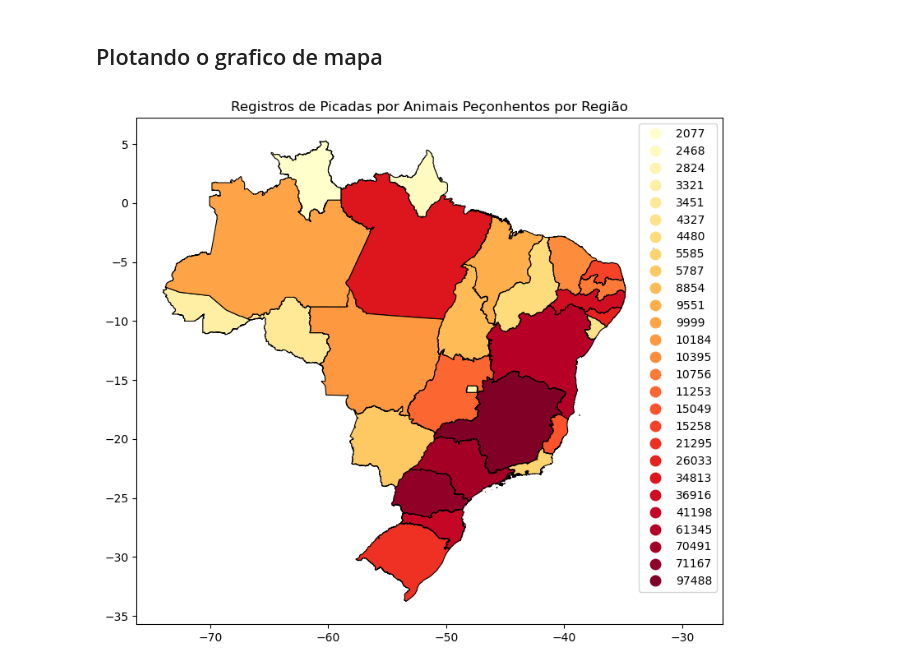
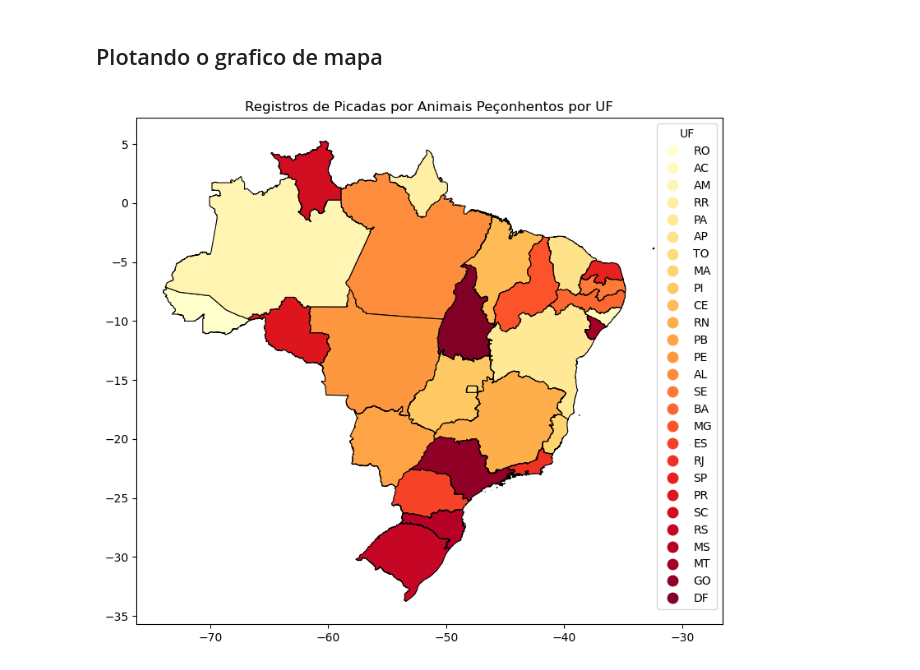
Before and after one commit to rafaelavarao/DataSUS-Data-Analysis, a Jupyter notebook: SINAN.ipynb, the cells around one changed output. Drawn from its saved outputs; the diff is of its cells as text; code cells hidden in the pictures.

```diff
--- a/SINAN.ipynb
+++ b/SINAN.ipynb
@@ -237,26 +238,32 @@ plt.show()
 # %%
 # Carregar o shapefile com os dados geográficos das regiões do Brasil, Caminho absoluto para o shapefile
 shapefile_path = '/home/rafa_hp/T3_CPAD/BR_UF_2021/BR_UF_2021.shx'
 
 # Diretório de referência (diretório atual ou outro diretório base)
 diretorio_referencia = '/home/rafa_hp/T3_CPAD'
 
 # Criar o caminho relativo
 caminho_relativo = os.path.relpath(shapefile_path, diretorio_referencia)
 
 mapa = gpd.read_file(caminho_relativo)
 
 # Contagem de registros por região
-registros_por_regiao = df['SG_UF_NOT'].value_counts()
-registros_por_regiao = registros_por_regiao.sort_values(ascending=False)
+registros_por_uf = df['SG_UF_NOT'].value_counts()
+registros_por_uf = registros_por_uf.sort_values(ascending=False)
 
-# Juntar os dados geográficos com os dados de registros por região
-mapa_regioes = mapa.merge(registros_por_regiao, left_on='CD_UF', right_index=True, how='left')
+# Juntar os dados geográficos com os dados de registros por UF
+mapa_uf = mapa.merge(registros_por_uf, left_on='SIGLA', right_index=True, how='left')
 
 # Plotar o mapa
 fig, ax = plt.subplots(figsize=(12, 8))
-mapa_regioes.plot(column='SG_UF_NOT', cmap='YlOrRd', linewidth=0.8, ax=ax, edgecolor='k', legend=True)
-ax.set_title('Registros de Picadas por Animais Peçonhentos por Região')
+mapa_uf.plot(column='SIGLA', cmap='YlOrRd', linewidth=0.8, ax=ax, edgecolor='k', legend=True)
+
+# Criar a legenda personalizada
+legend_labels = [row['SIGLA'] for _, row in mapa_uf.iterrows()]
+
+ax.legend(handles=ax.get_legend().legendHandles, labels=legend_labels, title='UF', bbox_to_anchor=(1, 1))
+
+ax.set_title('Registros de Picadas por Animais Peçonhentos por UF')
 plt.show()
 # %% [output]
-[figure, old version]
+[figure, new version]
```
Also changed, not shown: parts of 1 cell of this notebook.
